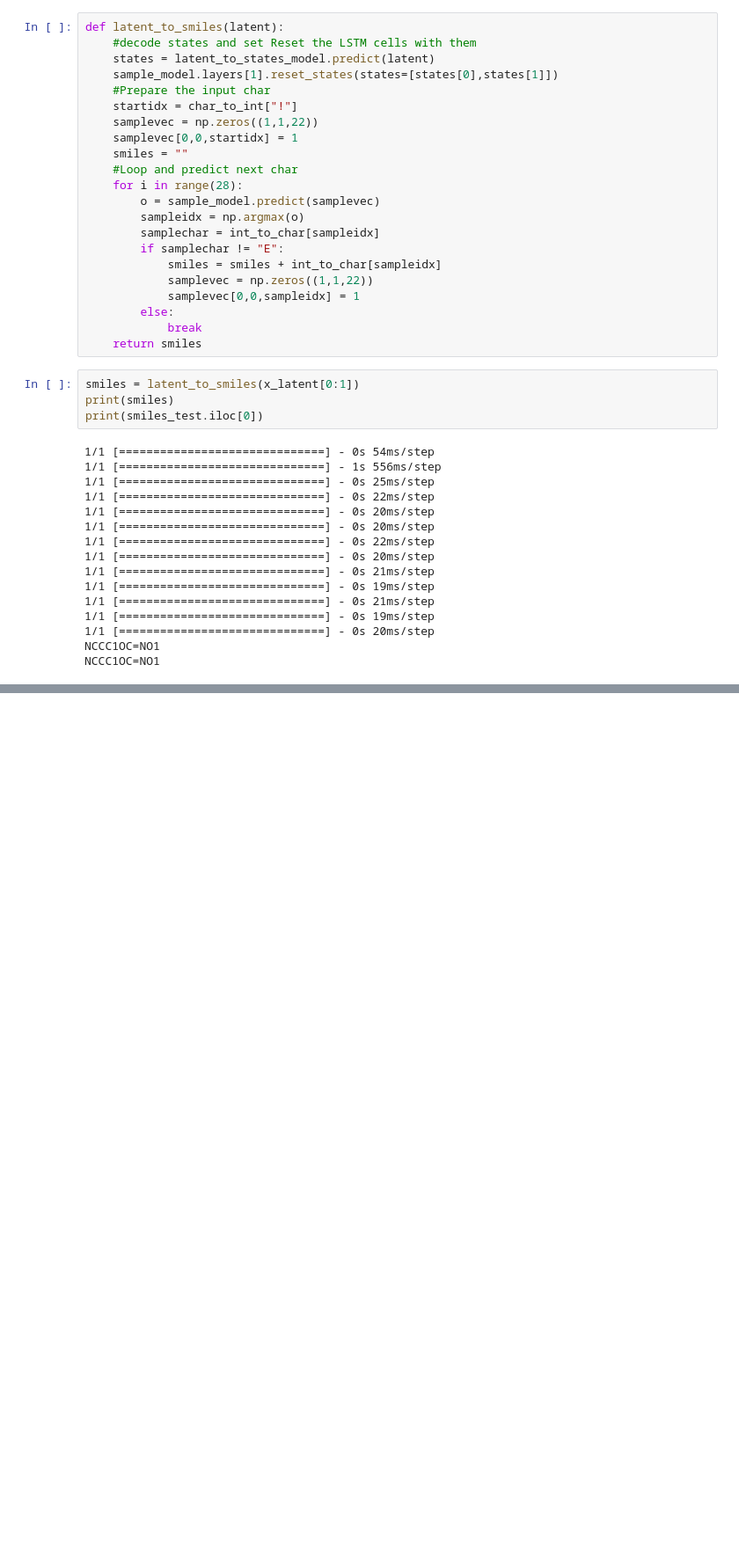
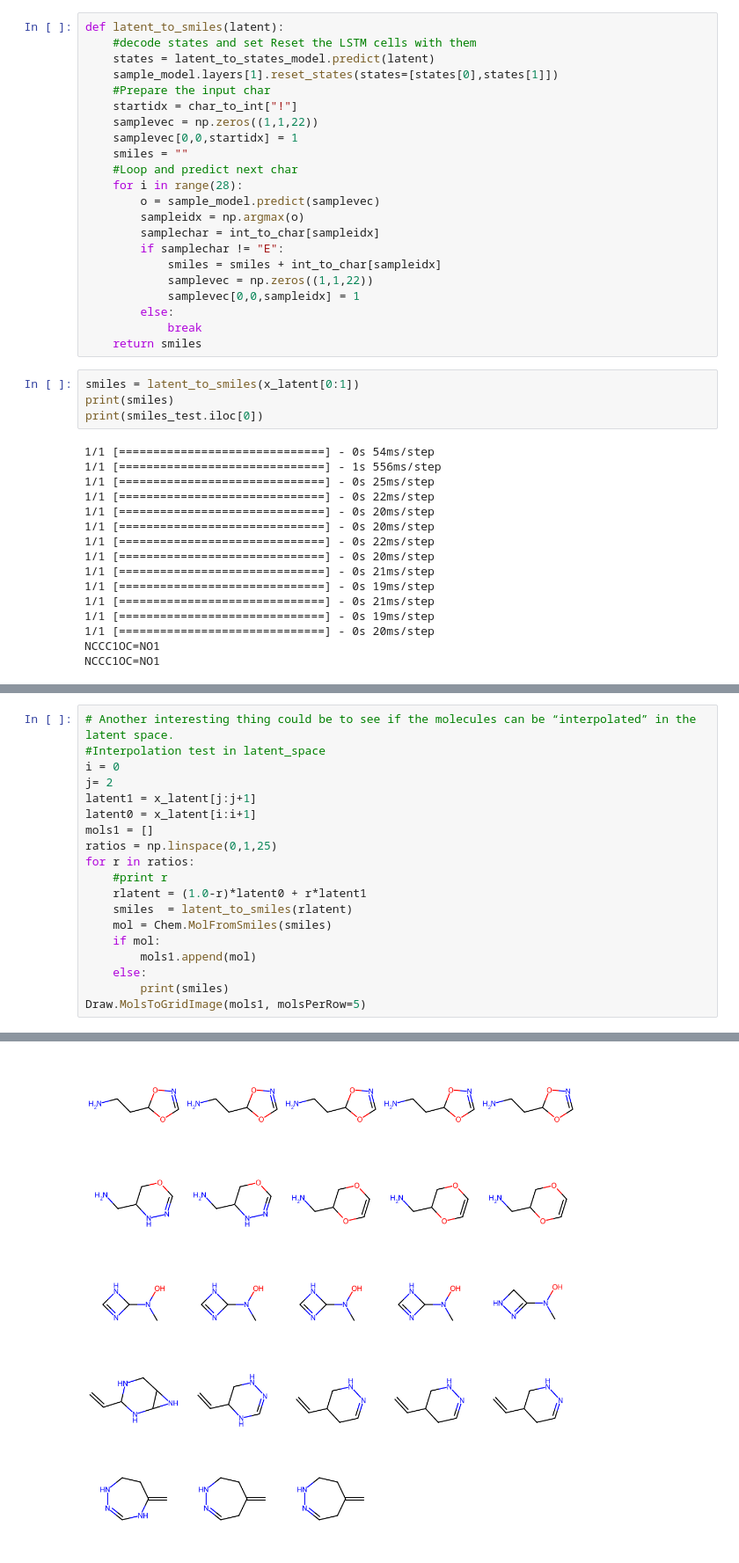
Before and after one commit to cantaruttim/SMILES, a Jupyter notebook: Untitled.ipynb, the cells around one changed output, grey strips where cells are left out. Shown at 88% size. Saved outputs shown, nothing was run; the diff lists cells and outputs as text; blank space fills up the shorter version.

```diff
--- a/Untitled.ipynb
+++ b/Untitled.ipynb
@@ -426,0 +427,20 @@ print("%0.1F percent wrongly formatted smiles"%(wrong/float(1000)*100))
+# %%
+# Another interesting thing could be to see if the molecules can be “interpolated” in the latent space.
+#Interpolation test in latent_space
+i = 0
+j= 2
+latent1 = x_latent[j:j+1]
+latent0 = x_latent[i:i+1]
+mols1 = []
+ratios = np.linspace(0,1,25)
+for r in ratios:
+    #print r
+    rlatent = (1.0-r)*latent0 + r*latent1
+    smiles  = latent_to_smiles(rlatent)
+    mol = Chem.MolFromSmiles(smiles)
+    if mol:
+        mols1.append(mol)
+    else:
+        print(smiles)
+Draw.MolsToGridImage(mols1, molsPerRow=5)
+# %% [output]
@@ -426,0 +500 @@ print("%0.1F percent wrongly formatted smiles"%(wrong/float(1000)*100))
+[figure, added]
```
Also changed, not shown: parts of 2 cells of this notebook.
